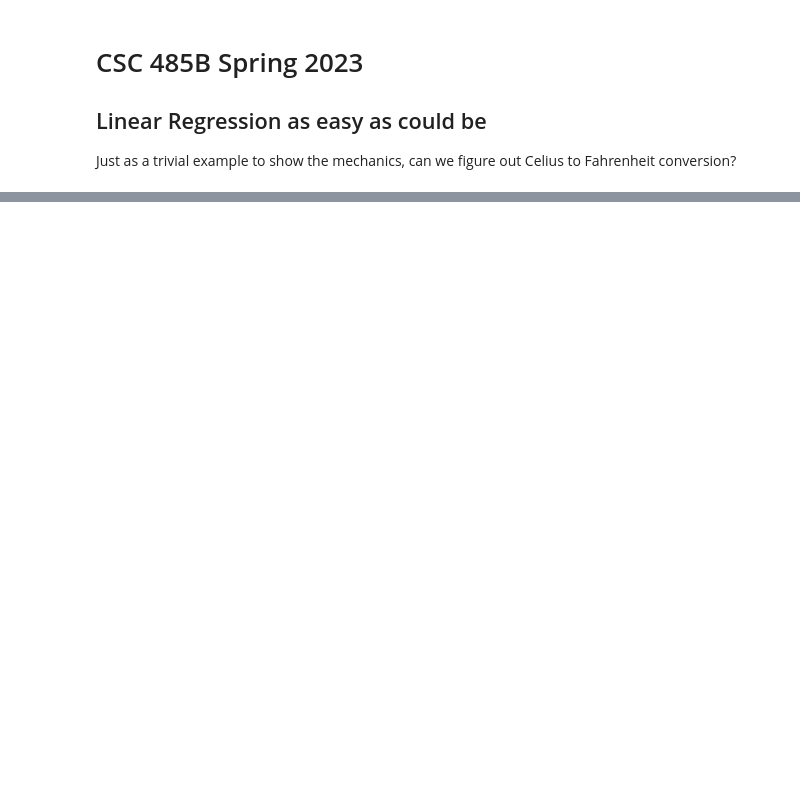
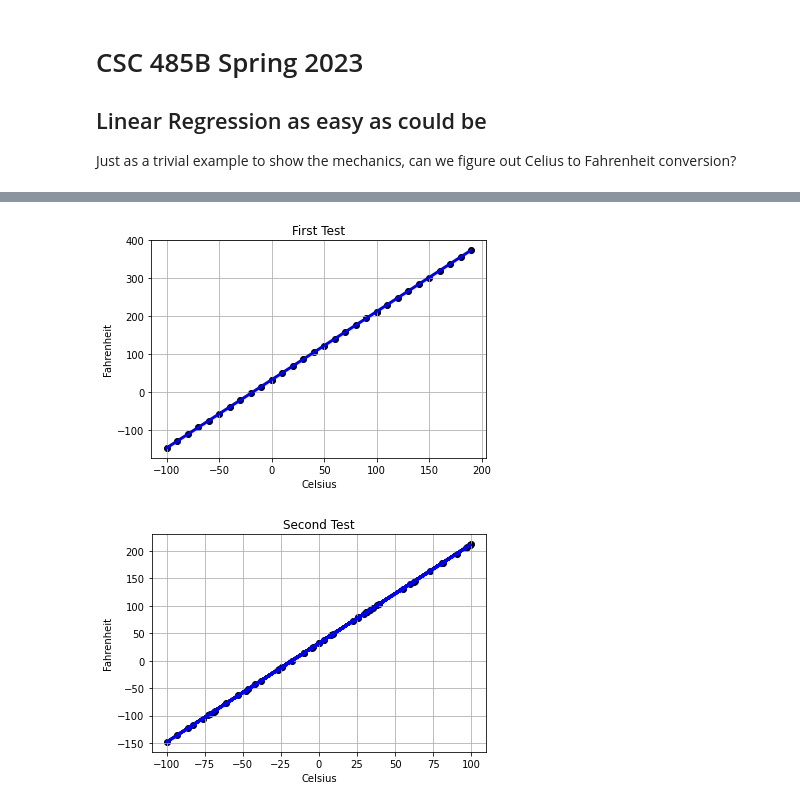
Before and after one commit to nedlecky/CSC485B, a Jupyter notebook: CSC485_100_TempConverter.ipynb, the cells around one changed output, grey strips where cells are left out. Drawn from its saved outputs; the diff is of its cells as text; code cells hidden in the pictures; blank space fills up the shorter version.

```diff
--- a/CSC485_100_TempConverter.ipynb
+++ b/CSC485_100_TempConverter.ipynb
@@ -68,22 +79,25 @@ plt.show()
 # %%
 # And we could make a test dataset and it would (of course) work just fine
 def test_inputs(X_test, title='Test Data'):
-  y_pred = regr.predict(X_test)
+  Y_pred = regr.predict(X_test)
 
   # Plot original and predicted
-  plt.scatter(X, y, color="black")
-  plt.scatter(X_test, y_pred, color="black")
-  plt.plot(X_test, y_pred, color="blue", linewidth=3)
+  plt.scatter(X, Y, color="black")
+  plt.scatter(X_test, Y_pred, color="black")
+  plt.plot(X_test, Y_pred, color="blue", linewidth=3)
   plt.title(title)
   plt.xlabel('Celsius')
   plt.ylabel('Fahrenheit')
   plt.grid()
   plt.show()
 
 # Regular test data
 X_test = np.arange(-100,200,10)
 test_inputs(X_test.reshape(-1,1), 'First Test')
 
 # Some random test data
 X_test = np.random.rand(50)*200-100
 test_inputs(X_test.reshape(-1,1), 'Second Test')
+# %% [output]
+[figure, added]
+[figure, added]
```
Also changed, not shown: parts of 3 cells of this notebook.
